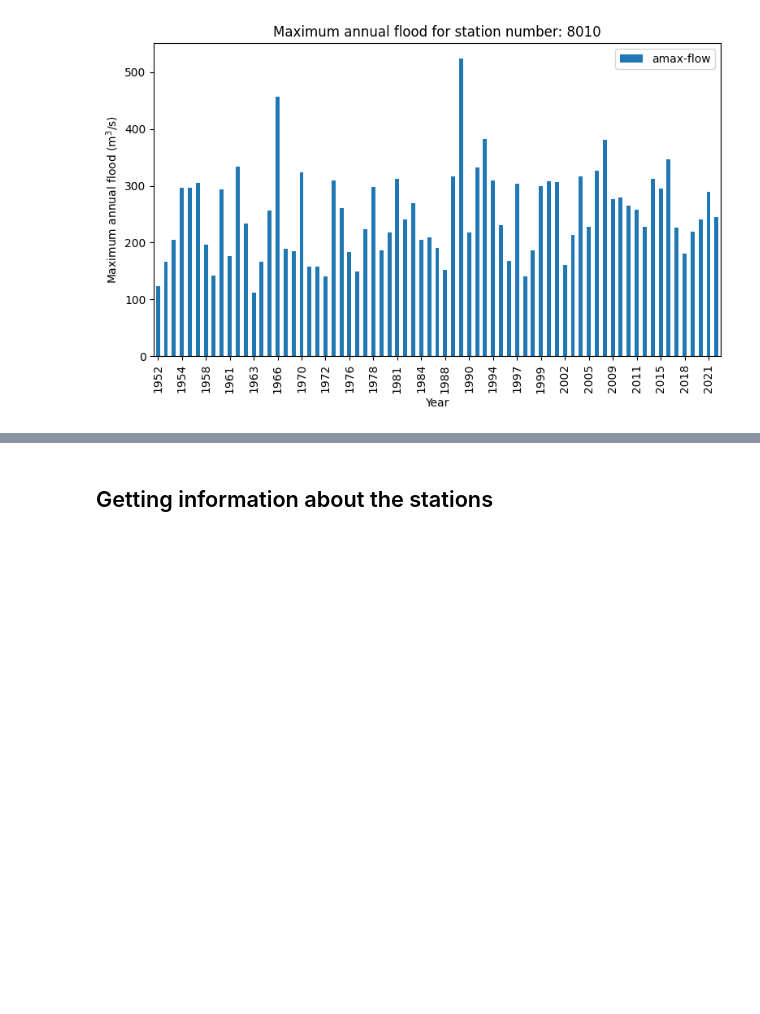
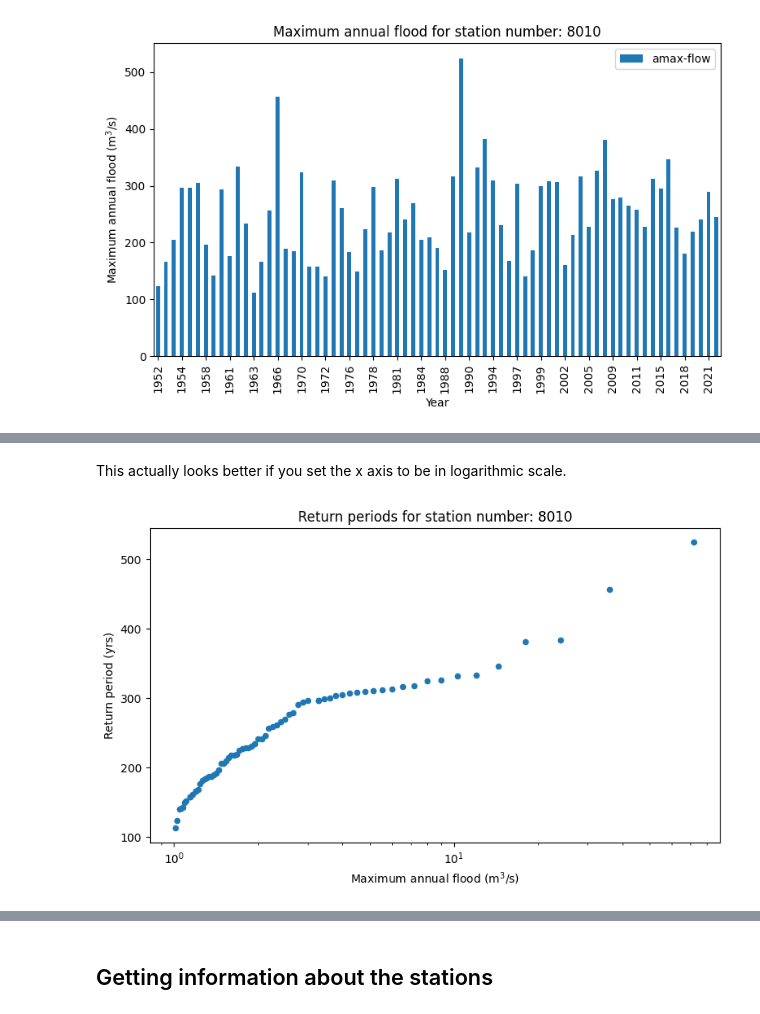
Before and after one commit to simon-m-mudd/physical_geography_practicals, a Jupyter notebook: Physical_geography_flood_practical.ipynb, the cells around one changed output, grey strips where cells are left out. Drawn from its saved outputs; the diff is of its cells as text; code cells hidden in the pictures; blank space fills up the shorter version.

```diff
--- a/Physical_geography_flood_practical.ipynb
+++ b/Physical_geography_flood_practical.ipynb
@@ -119,0 +235,21 @@ We are going to look at the flood frequency.
+# %% [markdown]
+This actually looks better if you set the x axis to be in logarithmic scale.
+# %%
+import matplotlib.pyplot as plt
+
+# This makes a bar plot
+ax = amax_flow_df.plot.scatter(x='return_period', y='amax-flow', figsize=(9, 5))
+
+# Set x-axis label to be the year
+plt.xlabel('Maximum annual flood (m$^3$/s)')
+
+# Set y-axis label
+plt.ylabel('Return period (yrs)')
+
+# Set the title
+plt.title('Return periods for station number: '+str(station))
+
+# Set x-axis to logarithmic scale
+ax.set_xscale('log')
+# %% [output]
+[figure, added]
```
Also changed, not shown: parts of 32 cells of this notebook.
